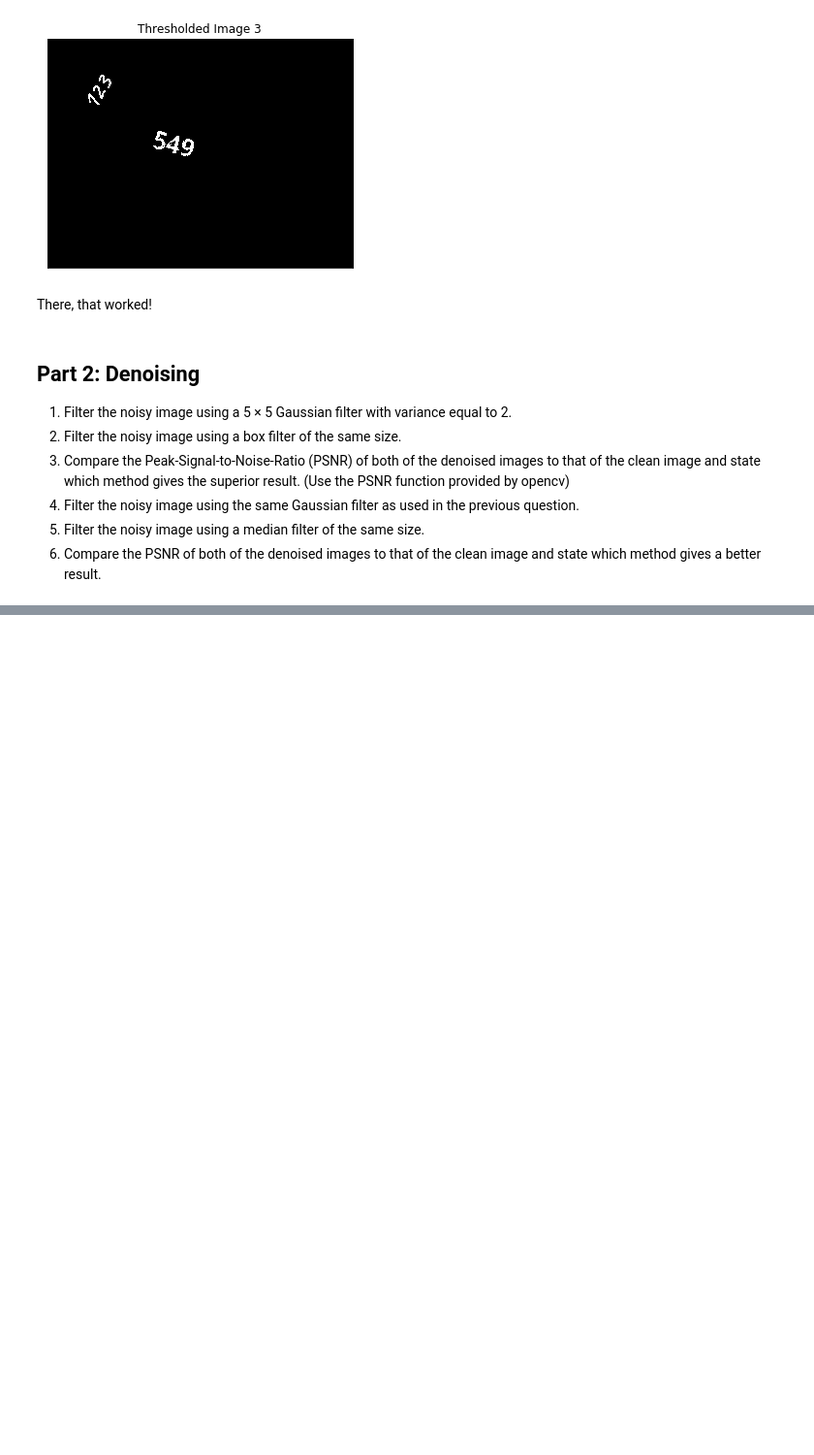
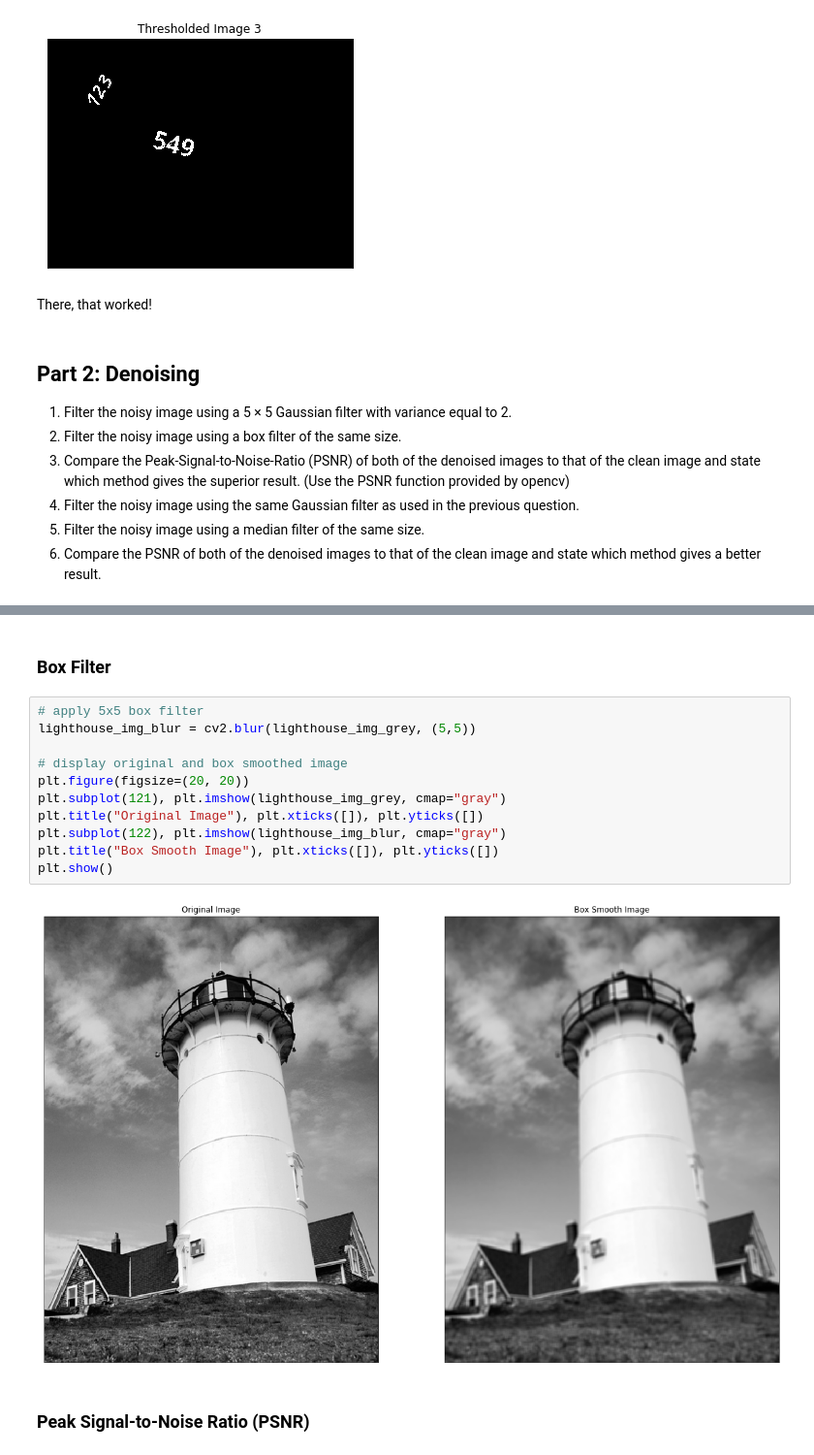
Before and after one commit to garrettkinman/ECSE-415-Assignments, a Jupyter notebook: Assignment 1/assignment1.ipynb, the cells around one changed output, grey strips where cells are left out. Shown at 97% size. Cells and saved outputs as stored; diff of their text form; blank space fills up the shorter version.

```diff
--- a/Assignment 1/assignment1.ipynb
+++ b/Assignment 1/assignment1.ipynb
@@ -169,0 +215,17 @@ There, that worked!
+# %% [markdown]
+### Box Filter
+# %%
+# apply 5x5 box filter
+lighthouse_img_blur = cv2.blur(lighthouse_img_grey, (5,5))
+
+# display original and box smoothed image
+plt.figure(figsize=(20, 20))
+plt.subplot(121), plt.imshow(lighthouse_img_grey, cmap="gray")
+plt.title("Original Image"), plt.xticks([]), plt.yticks([])
+plt.subplot(122), plt.imshow(lighthouse_img_blur, cmap="gray")
+plt.title("Box Smooth Image"), plt.xticks([]), plt.yticks([])
+plt.show()
+# %% [output]
+[figure, added]
+# %% [markdown]
+### Peak Signal-to-Noise Ratio (PSNR)
```
Also changed, not shown: parts of 6 cells of this notebook.
